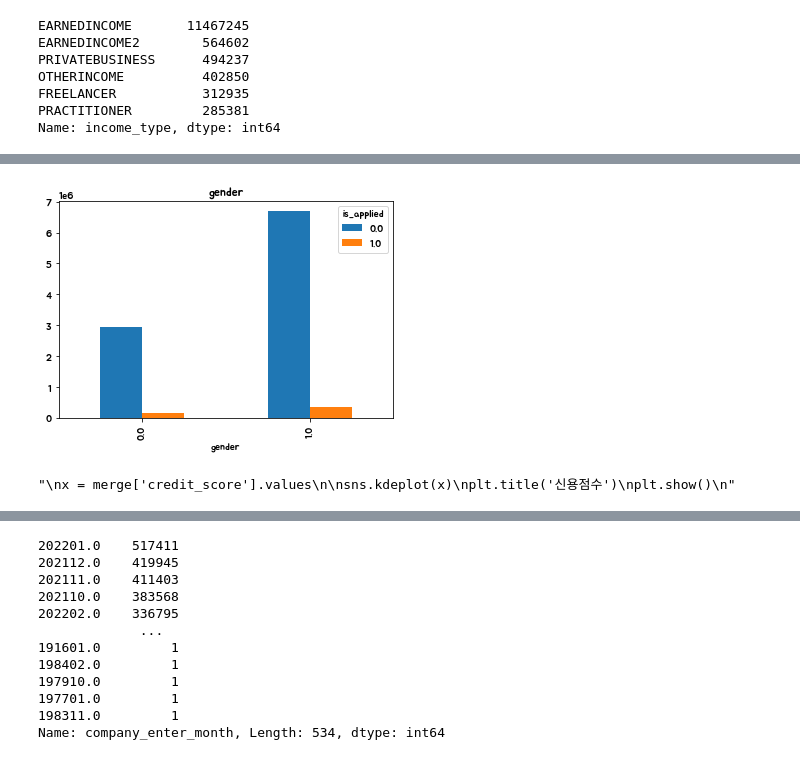
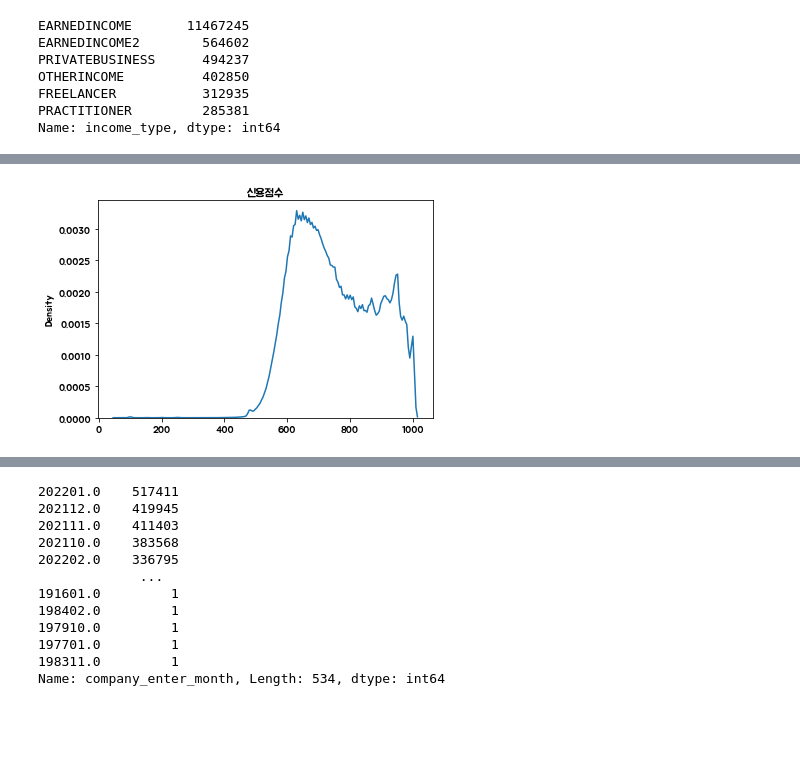
Before and after one commit to guddndbs/big_contest, a Jupyter notebook: pre.ipynb, the cells around one changed output, grey strips where cells are left out. Drawn from its saved outputs; the diff is of its cells as text; code cells hidden in the pictures; blank space fills up the shorter version.

```diff
--- a/pre.ipynb
+++ b/pre.ipynb
@@ -171,18 +192,10 @@ plt.show()
-# %%
-grape_df = merge.groupby(['gender','is_applied'])['is_applied'].count().unstack('is_applied')
-grape_df.plot(kind='bar')
-plt.title('gender')
-plt.show()
-# %% [output]
-[figure, old version]
 # %%
-'''
+#신용점수 분포도
 x = merge['credit_score'].values
 
 sns.kdeplot(x)
 plt.title('신용점수')
 plt.show()
-'''
 # %% [output]
-"\nx = merge['credit_score'].values\n\nsns.kdeplot(x)\nplt.title('신용점수')\nplt.show()\n"
+[figure, added]
 # %%
```
Also changed, not shown: parts of 31 cells of this notebook.
